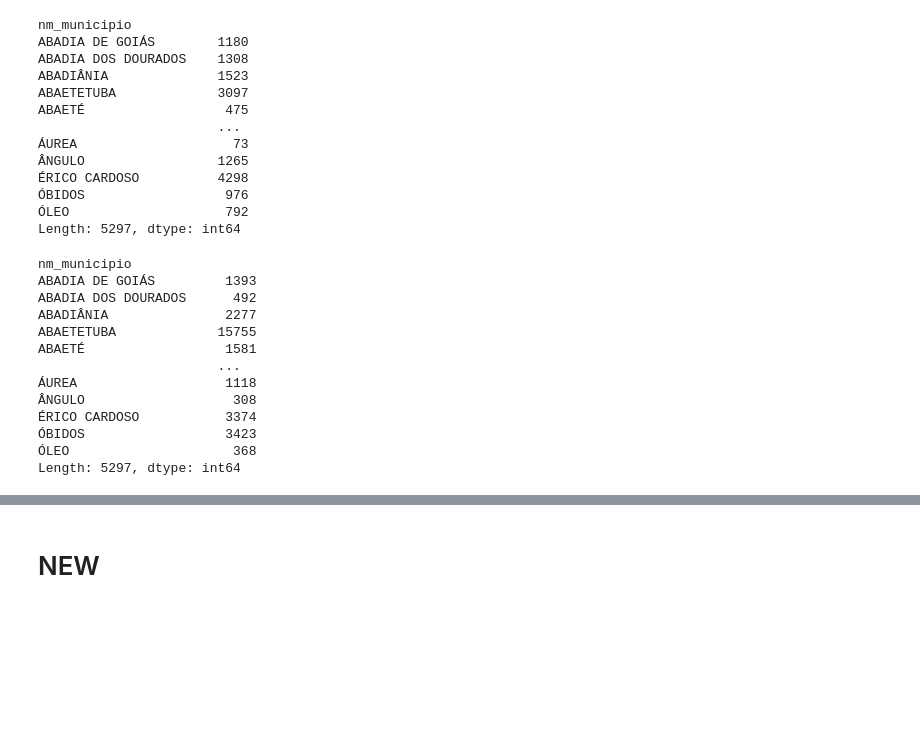
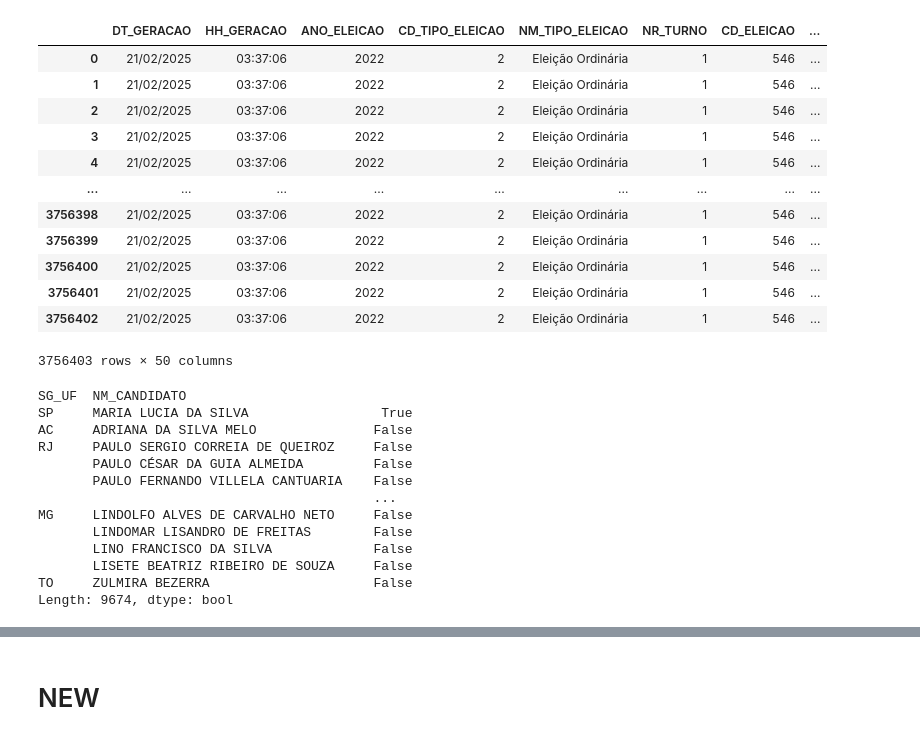
Before and after one commit to LuizVenosa/Grafico-Camera, a Jupyter notebook: Dados consolidado/eleicoes.ipynb, the cells around one changed output, grey strips where cells are left out. Saved outputs shown, nothing was run; the diff lists cells and outputs as text; code cells hidden in the pictures; blank space fills up the shorter version.

```diff
--- a/Dados consolidado/eleicoes.ipynb
+++ b/Dados consolidado/eleicoes.ipynb
@@ -130,20 +15,0 @@ percentage_votos_centrao_2010.to_csv('indice_centrao_2010.csv')
-# %%
-eleicao_centrao_2014 = eleicao_dados_2014[eleicao_dados_2014['nm_urna_candidato'].isin(centrao_2015['0'].str.upper())]
-votos_centrao_por_municipio_2014 = pd.pivot_table(eleicao_centrao_2014, index='nm_municipio', columns='nm_candidato', values='qt_votos_nom_validos', aggfunc='sum', fill_value=0)
-total_2014 = eleicao_dados_2014.groupby('nm_municipio')['qt_votos_nom_validos'].sum()
-votos_centrao_soma_2014 = votos_centrao_por_municipio_2014.sum(axis=1)
-votos_centrao_soma_2014
-# %% [output]
-nm_municipio
-ABADIA DE GOIÁS        1180
-ABADIA DOS DOURADOS    1308
-ABADIÂNIA              1523
-ABAETETUBA             3097
-ABAETÉ                  475
-                       ...
-ÁUREA                    73
-ÂNGULO                 1265
-ÉRICO CARDOSO          4298
-ÓBIDOS                  976
-ÓLEO                    792
-Length: 5297, dtype: int64
@@ -156,20 +15,0 @@ percentage_votos_centrao_2014.to_csv('indice_centrao_2014.csv')
-# %%
-eleicao_centrao_2018 = eleicao_dados_2018[eleicao_dados_2018['nm_urna_candidato'].isin(centrao_2019['0'].str.upper())]
-votos_centrao_por_municipio_2018 = pd.pivot_table(eleicao_centrao_2018, index='nm_municipio', columns='nm_candidato', values='qt_votos_nom_validos', aggfunc='sum', fill_value=0)
-total_2018 = eleicao_dados_2018.groupby('nm_municipio')['qt_votos_nom_validos'].sum()
-votos_centrao_soma_2018 = votos_centrao_por_municipio_2018.sum(axis=1)
-votos_centrao_soma_2018
-# %% [output]
-nm_municipio
-ABADIA DE GOIÁS         1393
-ABADIA DOS DOURADOS      492
-ABADIÂNIA               2277
-ABAETETUBA             15755
-ABAETÉ                  1581
-                       ...
-ÁUREA                   1118
-ÂNGULO                   308
-ÉRICO CARDOSO           3374
-ÓBIDOS                  3423
-ÓLEO                     368
-Length: 5297, dtype: int64
@@ -181,0 +16,19 @@ percentage_votos_centrao_2018.to_csv('indice_centrao_2018.csv')
+# %%
+import pandas as pd
+eleicao_2022_deputados = pd.read_csv('Eleicoes/votacao_candidato_munzona_2022/votacao_candidato_munzona_2022_DEPUTADOS.csv', encoding='latin1', sep=';')
+# %%
+eleicao_2022_deputados
+# %% [output]
+|  | DT_GERACAO | HH_GERACAO | ANO_ELEICAO | CD_TIPO_ELEICAO | NM_TIPO_ELEICAO | NR_TURNO | CD_ELEICAO | ... |
+| 0 | 21/02/2025 | 03:37:06 | 2022 | 2 | Eleição Ordinária | 1 | 546 | ... |
+| 1 | 21/02/2025 | 03:37:06 | 2022 | 2 | Eleição Ordinária | 1 | 546 | ... |
+| 2 | 21/02/2025 | 03:37:06 | 2022 | 2 | Eleição Ordinária | 1 | 546 | ... |
+| 3 | 21/02/2025 | 03:37:06 | 2022 | 2 | Eleição Ordinária | 1 | 546 | ... |
+| 4 | 21/02/2025 | 03:37:06 | 2022 | 2 | Eleição Ordinária | 1 | 546 | ... |
+| ... | ... | ... | ... | ... | ... | ... | ... | ... |
+| 3756398 | 21/02/2025 | 03:37:06 | 2022 | 2 | Eleição Ordinária | 1 | 546 | ... |
+| 3756399 | 21/02/2025 | 03:37:06 | 2022 | 2 | Eleição Ordinária | 1 | 546 | ... |
+| 3756400 | 21/02/2025 | 03:37:06 | 2022 | 2 | Eleição Ordinária | 1 | 546 | ... |
+| 3756401 | 21/02/2025 | 03:37:06 | 2022 | 2 | Eleição Ordinária | 1 | 546 | ... |
+| 3756402 | 21/02/2025 | 03:37:06 | 2022 | 2 | Eleição Ordinária | 1 | 546 | ... |
+3756403 rows × 50 columns
@@ -181,0 +37,16 @@ percentage_votos_centrao_2018.to_csv('indice_centrao_2018.csv')
+# %%
+eleicao_2022_deputados_nomes.groupby(['SG_UF','NM_CANDIDATO']).size().sort_values(ascending=False) == 2
+# %% [output]
+SG_UF  NM_CANDIDATO
+SP     MARIA LUCIA DA SILVA                 True
+AC     ADRIANA DA SILVA MELO               False
+RJ     PAULO SERGIO CORREIA DE QUEIROZ     False
+       PAULO CÉSAR DA GUIA ALMEIDA         False
+       PAULO FERNANDO VILLELA CANTUARIA    False
+                                           ...
+MG     LINDOLFO ALVES DE CARVALHO NETO     False
+       LINDOMAR LISANDRO DE FREITAS        False
+       LINO FRANCISCO DA SILVA             False
+       LISETE BEATRIZ RIBEIRO DE SOUZA     False
+TO     ZULMIRA BEZERRA                     False
+Length: 9674, dtype: bool
```
Also changed, not shown: parts of 20 cells of this notebook, 11 other files.
